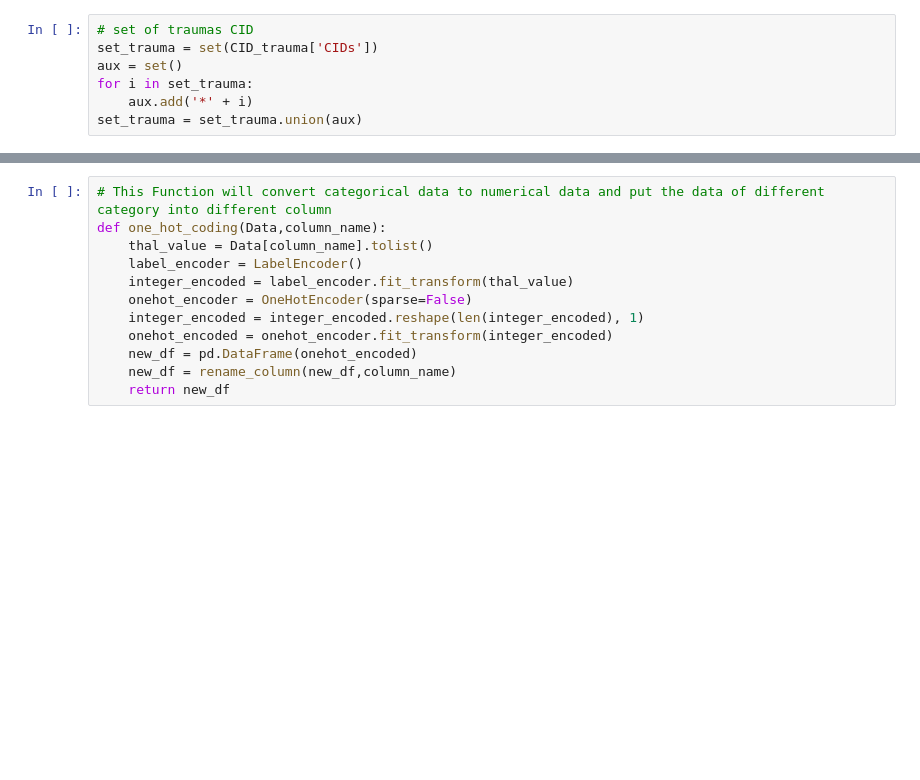
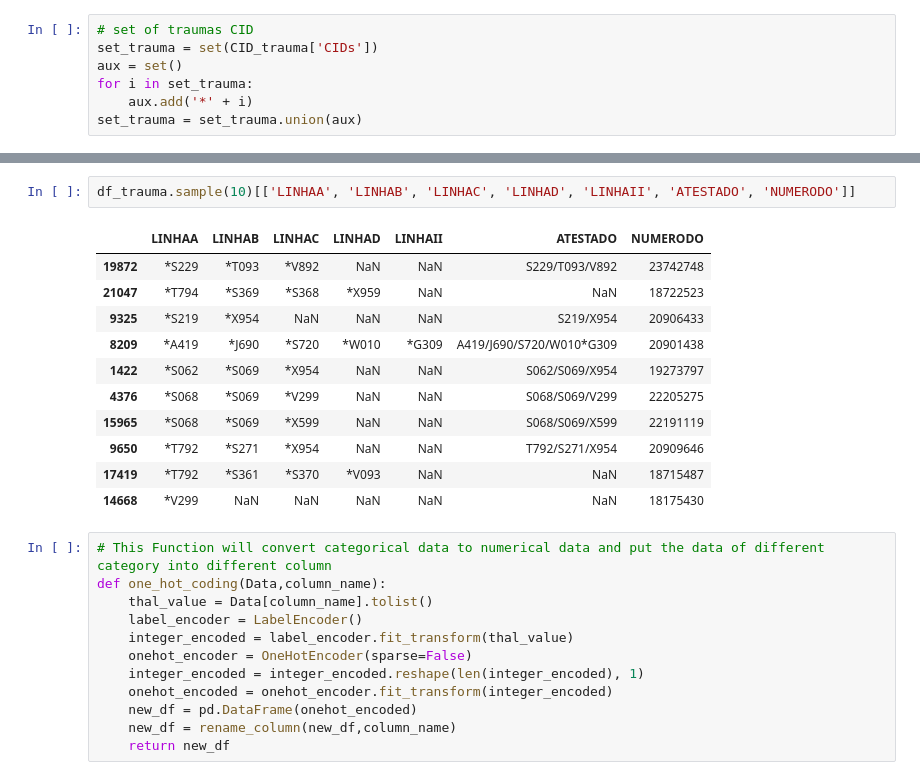
Before and after one commit to hhbres/hhbres-data-science, a Jupyter notebook: trauma/1.0-ff-trauma-data-exploration.ipynb, the cells around one changed output, grey strips where cells are left out. Drawn from its saved outputs; the diff is of its cells as text; blank space fills up the shorter version.

```diff
--- a/trauma/1.0-ff-trauma-data-exploration.ipynb
+++ b/trauma/1.0-ff-trauma-data-exploration.ipynb
@@ -78,3 +120,17 @@ df_trauma.LINHAA.count()
+# %%
+df_trauma.sample(10)[['LINHAA', 'LINHAB', 'LINHAC', 'LINHAD', 'LINHAII', 'ATESTADO', 'NUMERODO']]
+# %% [output]
+|  | LINHAA | LINHAB | LINHAC | LINHAD | LINHAII | ATESTADO | NUMERODO |
+| 19872 | *S229 | *T093 | *V892 | NaN | NaN | S229/T093/V892 | 23742748 |
+| 21047 | *T794 | *S369 | *S368 | *X959 | NaN | NaN | 18722523 |
+| 9325 | *S219 | *X954 | NaN | NaN | NaN | S219/X954 | 20906433 |
+| 8209 | *A419 | *J690 | *S720 | *W010 | *G309 | A419/J690/S720/W010*G309 | 20901438 |
+| 1422 | *S062 | *S069 | *X954 | NaN | NaN | S062/S069/X954 | 19273797 |
+| 4376 | *S068 | *S069 | *V299 | NaN | NaN | S068/S069/V299 | 22205275 |
+| 15965 | *S068 | *S069 | *X599 | NaN | NaN | S068/S069/X599 | 22191119 |
+| 9650 | *T792 | *S271 | *X954 | NaN | NaN | T792/S271/X954 | 20909646 |
+| 17419 | *T792 | *S361 | *S370 | *V093 | NaN | NaN | 18715487 |
+| 14668 | *V299 | NaN | NaN | NaN | NaN | NaN | 18175430 |
 # %%
 # This Function will convert categorical data to numerical data and put the data of different category into different column
 def one_hot_coding(Data,column_name):
```
Also changed, not shown: parts of 7 cells of this notebook.
